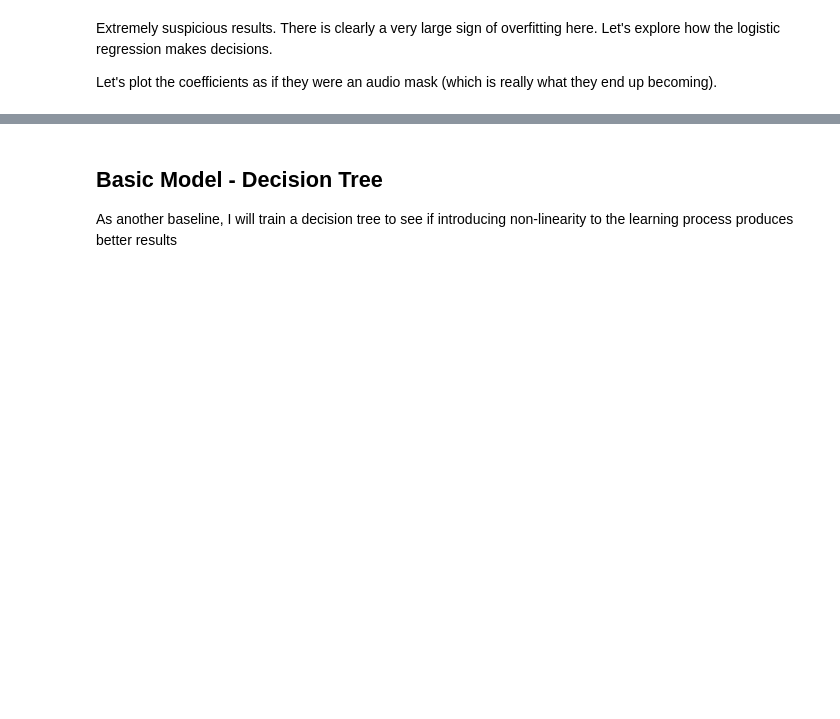
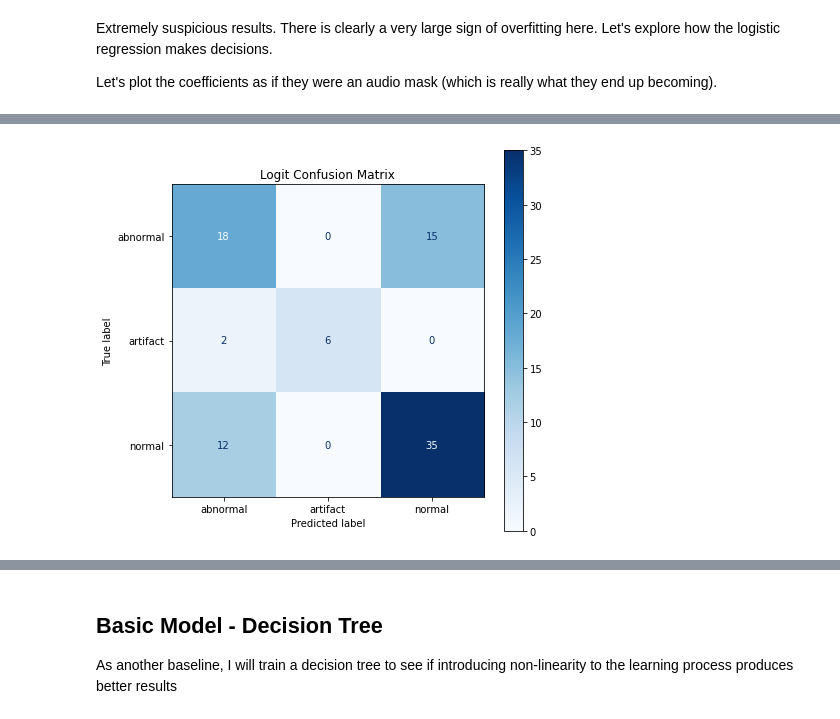
Before and after one commit to bshabashFD/Heart-Abnormalities-ML, a Jupyter notebook: Data Modeling with Mel Frequencies.ipynb, the cells around one changed output, grey strips where cells are left out. Saved outputs shown, nothing was run; the diff lists cells and outputs as text; code cells hidden in the pictures; blank space fills up the shorter version.

```diff
--- a/Data Modeling with Mel Frequencies.ipynb
+++ b/Data Modeling with Mel Frequencies.ipynb
@@ -155,6 +219,0 @@ Most of the decision is happening at the end of the sound bite. It looks like we
-# %%
-X_truncated = X.iloc[:, -100000:]
-
-X_train, X_test, y_train, y_test = train_test_split(X_truncated, y, test_size=0.2, stratify=y, random_state=1)
-print(X_train.shape, X_test.shape)
-print(y_train.shape, y_test.shape)
@@ -175,0 +220,11 @@ Interestingly for the logistic regression I got comparable performance with only
+# %%
+figure, ax = plt.subplots(figsize=(7, 7))
+disp = plot_confusion_matrix(my_logit, X_test, y_test,
+                             display_labels = condition_label_encoder.classes_,
+                             cmap=plt.cm.Blues,
+                             normalize=None,
+                             ax=ax)
+disp.ax_.set_title("Logit Confusion Matrix")
+plt.show()
+# %% [output]
+[figure, added]
```
Also changed, not shown: parts of 54 cells of this notebook, 6 other files.
